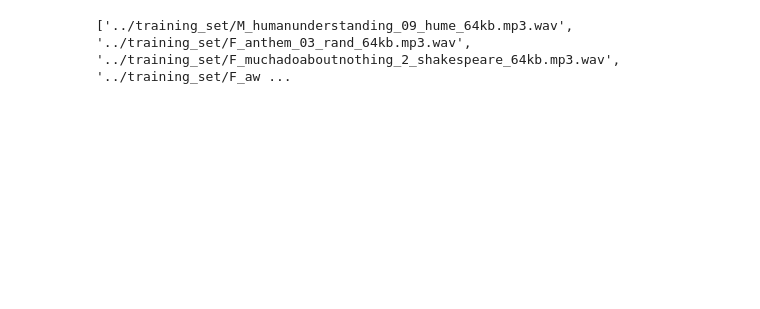
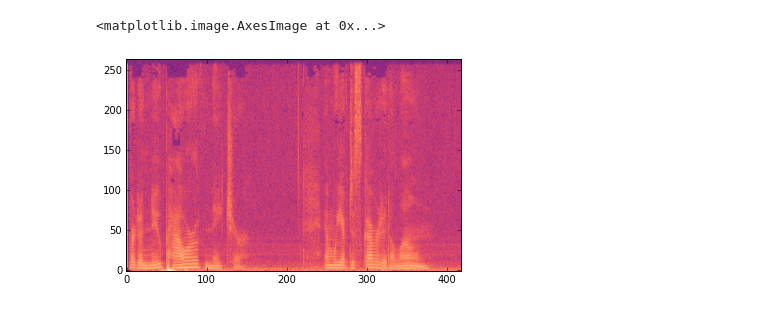
Before and after one commit to episodeyang/who_is_talking, a Jupyter notebook: experiments/batch process data experiment.ipynb, the cells around one changed output. Drawn from its saved outputs; the diff is of its cells as text; code cells hidden in the pictures; blank space fills up the shorter version.

Commit message:
WIP update batch training

```diff
--- a/experiments/batch process data experiment.ipynb
+++ b/experiments/batch process data experiment.ipynb
@@ -7,24 +7,27 @@ import scipy.io.wavfile as wav
 from numpy.lib import stride_tricks
 from glob import glob
 # %%
-""" short time fourier transform of audio signal """
-def stft(sig, frameSize, overlapFac=0.5, window=np.hanning):
+""" short time fourier transform of audio signal
+Args:
+    sig: single channel wave stream.
+    overlap: fraction of overlap between nearby windows
+"""
+def stft(sig, frameSize, overlap=0.5, window=np.hanning):
+    assert len(np.shape(sig)) == 1, 'data need to be single channel.'
+
     win = window(frameSize)
-    hopSize = int(frameSize - np.floor(overlapFac * frameSize))
-
-    # zeros at beginning (thus center of 1st window should be for sample nr. 0)
+    stride = int(frameSize - np.floor(overlap * frameSize))
     samples = np.append(np.zeros(np.floor(frameSize/2.0)), sig)
-    # cols for windowing
-    cols = np.ceil( (len(samples) - frameSize) / float(hopSize)) + 1
-    # zeros at end (thus samples can be fully covered by frames)
+    cols = np.ceil( (len(samples) - frameSize) / float(stride)) + 1
     samples = np.append(samples, np.zeros(frameSize))
 
-    frames = stride_tricks.as_strided(samples, shape=(cols, frameSize), strides=(samples.strides[0]*hopSize, samples.strides[0])).copy()
+    frames = stride_tricks.as_strided(samples,
+                                      shape=(cols, frameSize),
+                                      strides=(samples.strides[0]*stride,
+                                               samples.strides[0])
+                                     ).copy()
     frames *= win
 
     return np.fft.rfft(frames)
 # %%
 waves = glob('../training_set/*.wav')
-print(waves[:5])
-# %% [output]
-['../training_set/M_humanunderstanding_09_hume_64kb.mp3.wav', '../training_set/F_anthem_03_rand_64kb.mp3.wav', '../training_set/F_muchadoaboutnothing_2_shakespeare_64kb.mp3.wav', '../training_set/F_aw ...
@@ -45,0 +45,6 @@ for path in waves[:10]:
+# %%
+spectra = stft(tracks[1], frameSize=528)
+plt.imshow(np.log(np.transpose(np.abs(spectra))), cmap="magma", origin='lower')
+# %% [output]
+<matplotlib.image.AxesImage at 0x...>
+[figure, added]
```
Also changed, not shown: parts of 6 cells of this notebook, 4 other files.
